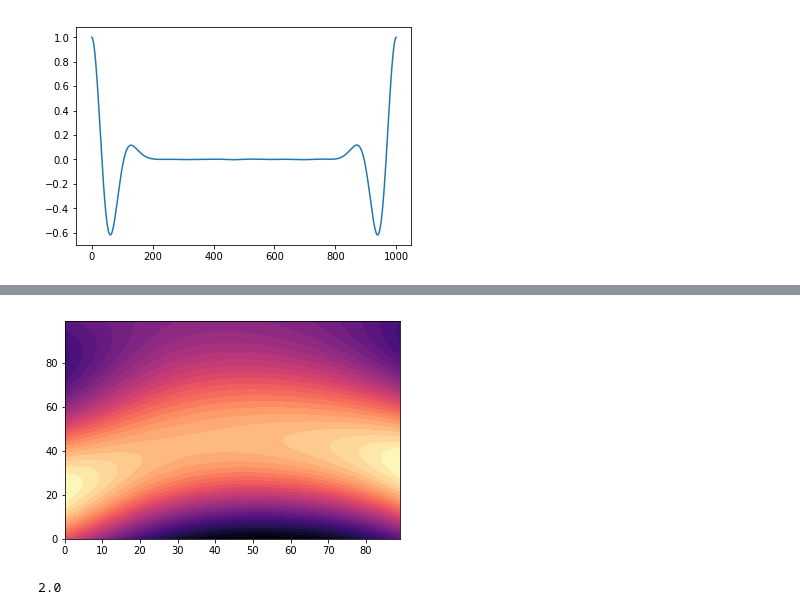
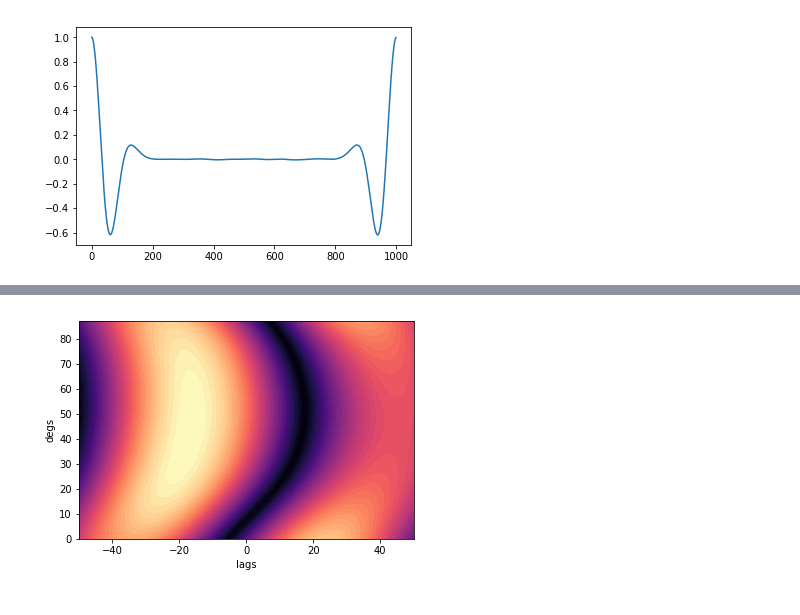
Before and after one commit to JackWalpole/splitwavepy, a Jupyter notebook: devel/Frequency_Splitting.ipynb, the cells around one changed output, grey strips where cells are left out. Cells and saved outputs as stored; diff of their text form; code cells hidden in the pictures.

Commit message:
Got frequency domain splitting working.

```diff
--- a/devel/Frequency_Splitting.ipynb
+++ b/devel/Frequency_Splitting.ipynb
@@ -421,8 +411,8 @@ cov.shape
 # %%
-a = sw.SplitWave(pol=0, split=(30,2))
-x = a.x
-y = a.y
+a = sw.SplitWave(pol=0, split=(30,2), noise=0.02)
+x = a.x[:-1]
+y = a.y[:-1]
 cov = gridcovfreq(x,y)
-xx,yy = np.meshgrid(np.arange(90), np.arange(a.x.size-1))
-plt.contourf(xx,yy,cov.T,30,cmap='magma')
-plt.show()
+# xx,yy = np.meshgrid(np.arange(90), np.arange(a.x.size-1))
+# plt.contourf(xx,yy,cov.T,30,cmap='magma')
+# plt.show()
@@ -431,10 +419,13 @@ plt.show()
-# %%
-xx,yy = np.meshgrid(np.arange(90), np.arange(100))
-plt.contourf(xx,yy,cov[:,0:100].T,30,cmap='magma')
-plt.show()
-# %% [output]
-[figure, removed]
-# %%
-a._delta * 20
-# %% [output]
-2.0
+# %%
+yy = np.linspace(0, 90, cov.shape[1], endpoint=False)
+mlags = cov.shape[0]
+maxlag = (mlags - 1)/2
+xx = np.linspace(-maxlag, maxlag, mlags)
+xx, yy = np.meshgrid(xx, yy, indexing='ij')
+plt.ylabel('degs')
+plt.xlabel('lags')
+rho = sw.core.core.covmap2rho(cov)
+plt.contourf(xx, yy, abs(rho), 50, cmap='magma')
+plt.show()
+# %% [output]
+[figure, added]
```
Also changed, not shown: parts of 31 cells of this notebook, 1 other file.
